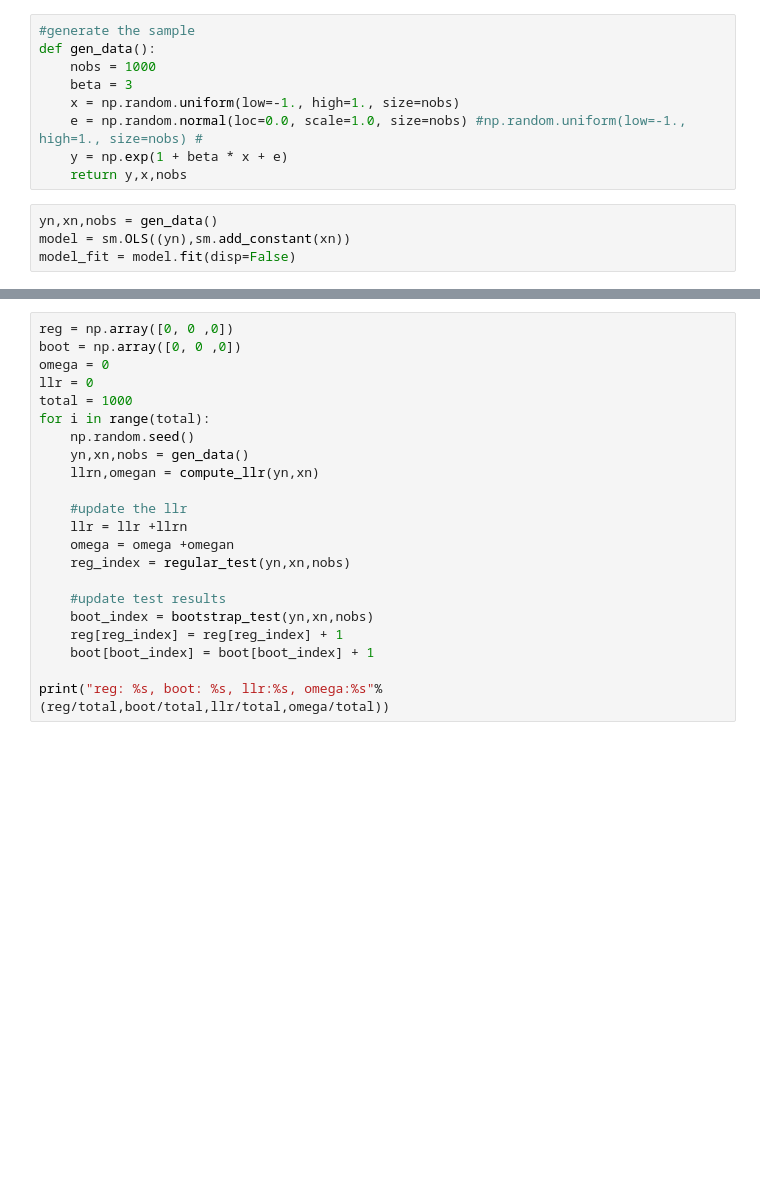
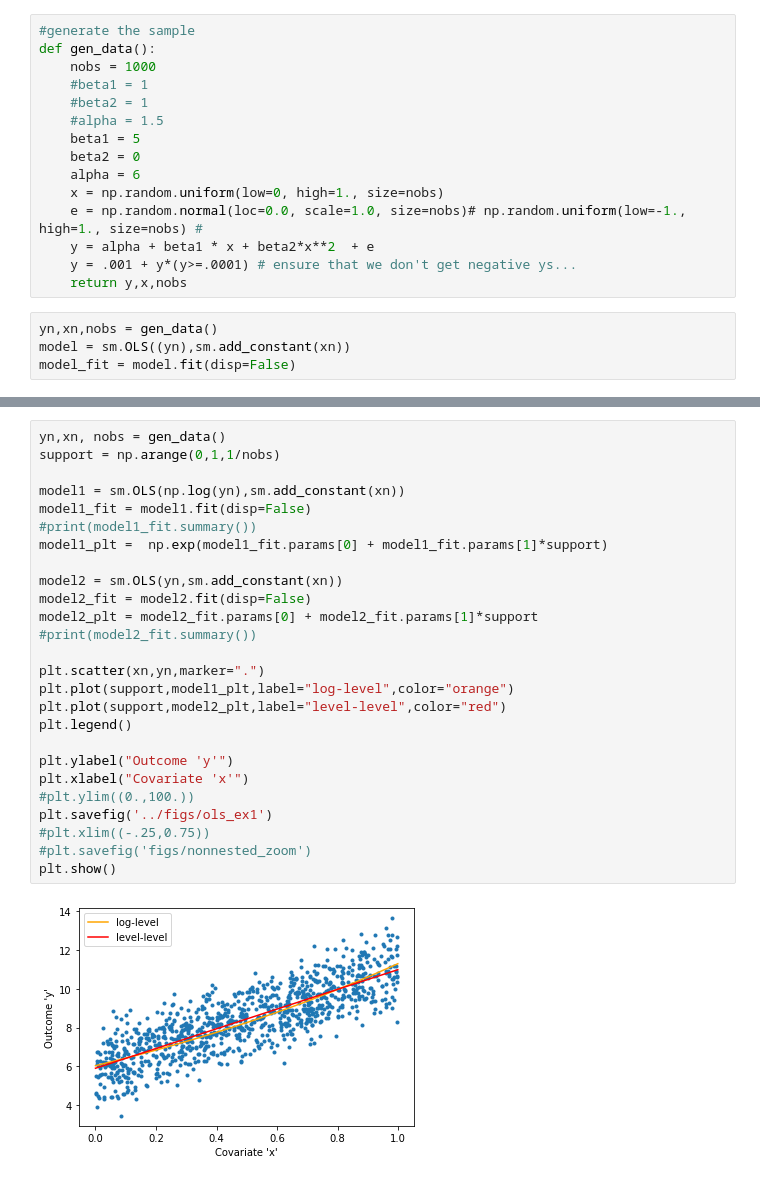
Before and after one commit to ericschulman/testing, a Jupyter notebook: log_selection/bootstrap_log.ipynb, the cells around one changed output, grey strips where cells are left out. Saved outputs shown, nothing was run; the diff lists cells and outputs as text; blank space fills up the shorter version.

Commit message:
finished log-level example

```diff
--- a/log_selection/bootstrap_log.ipynb
+++ b/log_selection/bootstrap_log.ipynb
@@ -7,10 +7,16 @@ import scipy.stats as stats
 #generate the sample
 def gen_data():
     nobs = 1000
-    beta = 3
-    x = np.random.uniform(low=-1., high=1., size=nobs)
-    e = np.random.normal(loc=0.0, scale=1.0, size=nobs) #np.random.uniform(low=-1., high=1., size=nobs) #
-    y = np.exp(1 + beta * x + e)
+    #beta1 = 1
+    #beta2 = 1
+    #alpha = 1.5
+    beta1 = 5
+    beta2 = 0
+    alpha = 6
+    x = np.random.uniform(low=0, high=1., size=nobs)
+    e = np.random.normal(loc=0.0, scale=1.0, size=nobs)# np.random.uniform(low=-1., high=1., size=nobs) #
+    y = alpha + beta1 * x + beta2*x**2  + e
+    y = .001 + y*(y>=.0001) # ensure that we don't get negative ys...
     return y,x,nobs
 # %%
 yn,xn,nobs = gen_data()
@@ -100,22 +49,28 @@ plt.show()
-# %%
-reg = np.array([0, 0 ,0])
-boot = np.array([0, 0 ,0])
-omega = 0
-llr = 0
-total = 1000
-for i in range(total):
-    np.random.seed()
-    yn,xn,nobs = gen_data()
-    llrn,omegan = compute_llr(yn,xn)
-
-    #update the llr
-    llr = llr +llrn
-    omega = omega +omegan
-    reg_index = regular_test(yn,xn,nobs)
-
-    #update test results
-    boot_index = bootstrap_test(yn,xn,nobs)
-    reg[reg_index] = reg[reg_index] + 1
-    boot[boot_index] = boot[boot_index] + 1
-
-print("reg: %s, boot: %s, llr:%s, omega:%s"%(reg/total,boot/total,llr/total,omega/total))
+# %%
+yn,xn, nobs = gen_data()
+support = np.arange(0,1,1/nobs)
+
+model1 = sm.OLS(np.log(yn),sm.add_constant(xn))
+model1_fit = model1.fit(disp=False)
+#print(model1_fit.summary())
+model1_plt =  np.exp(model1_fit.params[0] + model1_fit.params[1]*support)
+
+model2 = sm.OLS(yn,sm.add_constant(xn))
+model2_fit = model2.fit(disp=False)
+model2_plt = model2_fit.params[0] + model2_fit.params[1]*support
+#print(model2_fit.summary())
+
+plt.scatter(xn,yn,marker=".")
+plt.plot(support,model1_plt,label="log-level",color="orange")
+plt.plot(support,model2_plt,label="level-level",color="red")
+plt.legend()
+
+plt.ylabel("Outcome 'y'")
+plt.xlabel("Covariate 'x'")
+#plt.ylim((0.,100.))
+plt.savefig('../figs/ols_ex1')
+#plt.xlim((-.25,0.75))
+#plt.savefig('figs/nonnested_zoom')
+plt.show()
+# %% [output]
+[figure, added]
```
Also changed, not shown: parts of 4 cells of this notebook.
